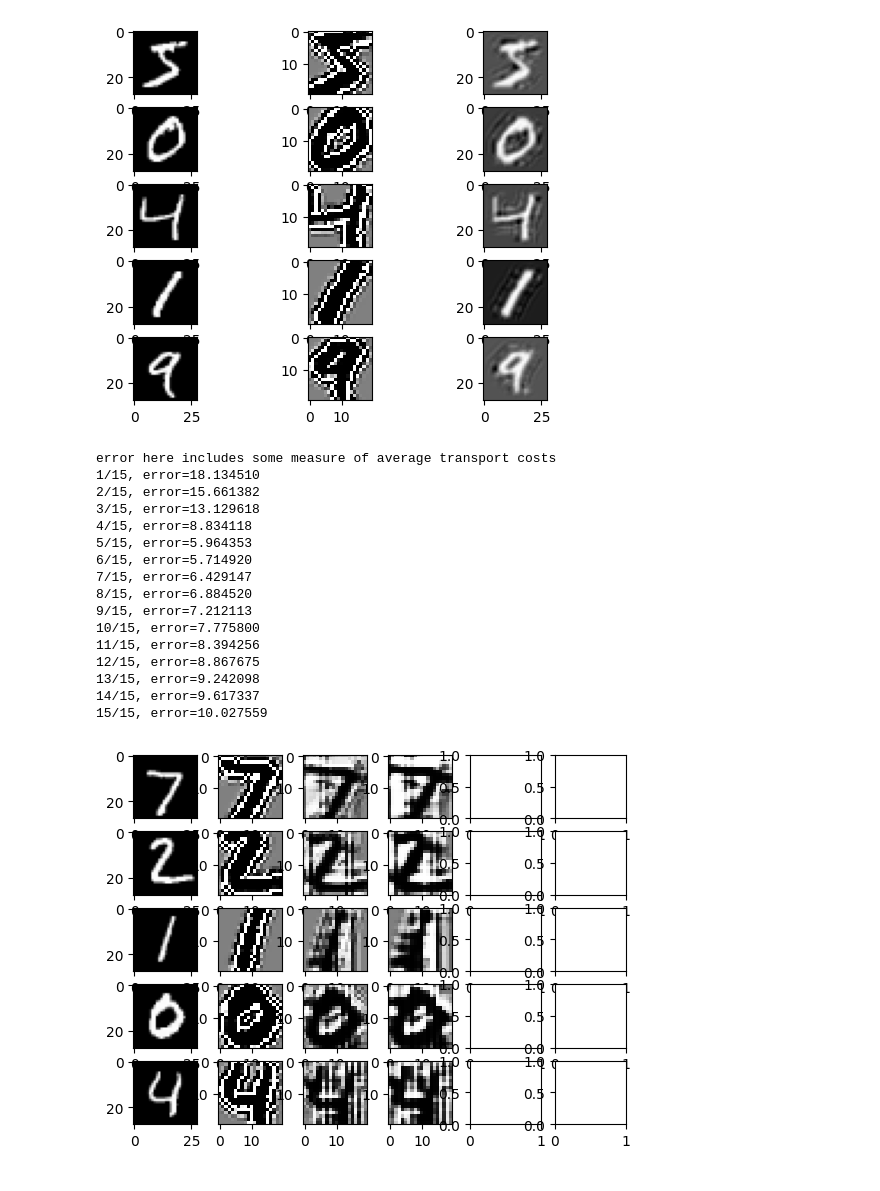
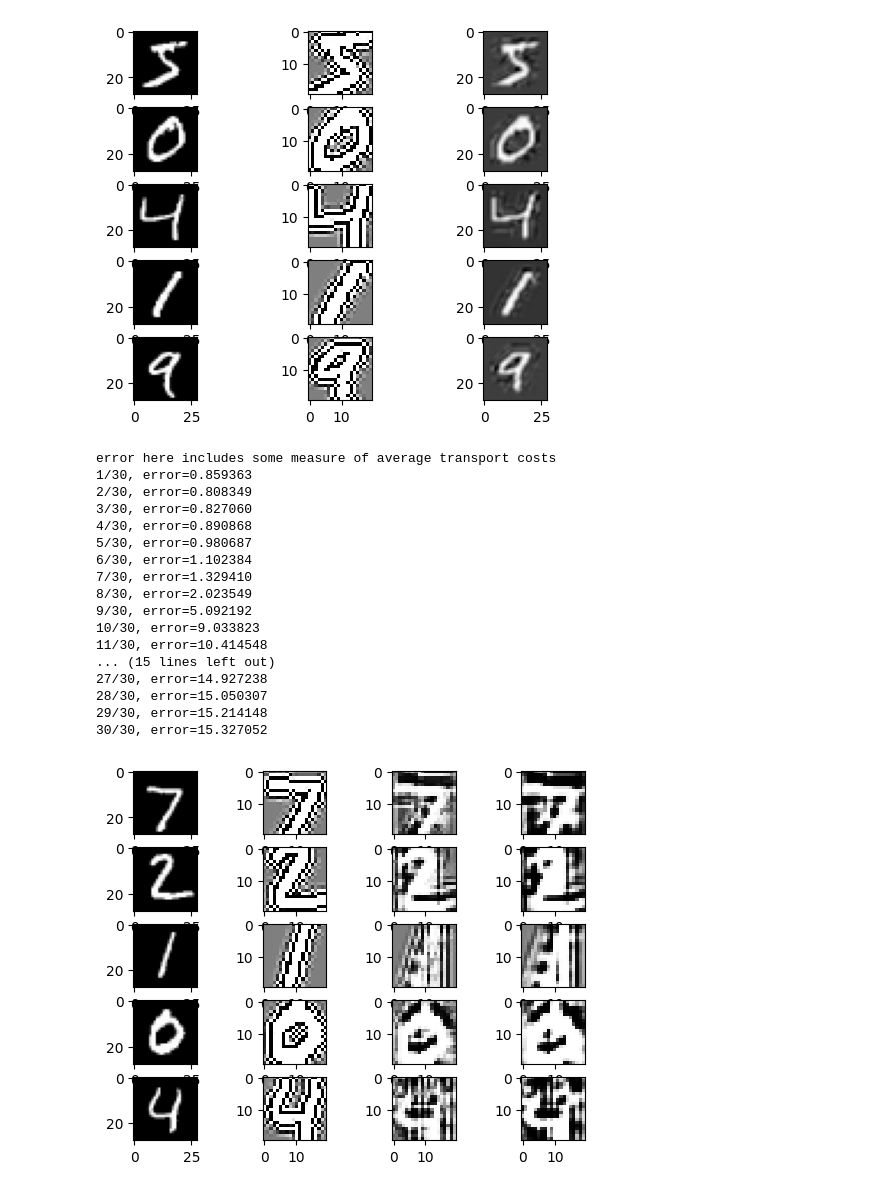
Before and after one commit to briancknight/python-neural-networks, a Jupyter notebook: examples/lap_classifier.ipynb, the cells around one changed output. Drawn from its saved outputs; the diff is of its cells as text; code cells hidden in the pictures.

Commit message:
small tweaks to lap classifier scripts

```diff
--- a/examples/lap_classifier.ipynb
+++ b/examples/lap_classifier.ipynb
@@ -55,7 +58,7 @@ cae = create_model([
 ], Xavier(), RMSprop, {'learning_rate': 0.1})
 loss = MSE()
 
-x_train, y_train, x_test, y_test = load_data(1000)
+x_train, y_train, x_test, y_test = load_data(2000)
 train(cae, loss, x_train, x_train, epochs=50)
 print('error on test set:', test(cae, loss, x_test, x_test))
 # %% [output]
@@ -89,7 +92,7 @@ for i in range(5):
     ax[i][2].imshow(reconstructed, cmap='gray')
 plt.show()
 # %% [output]
-[figure, old version]
+[figure, new version]
 # %%
 encoded_train = []
 for x in x_train:
@@ -102,10 +105,6 @@ for x in x_test:
 lap_classifier = create_model([
     ConvResBlock((3,3), input_shape=(n,n,1), output_shape=(n,n,1)),
     ConvResBlock((3,3), input_shape=(n,n,1), output_shape=(n,n,1)),
-    # ConvResBlock((3,3), input_shape=(n,n,1), output_shape=(n,n,1)),
-    # ConvResBlock((3,3), input_shape=(n,n,1), output_shape=(n,n,1)),
-    # ConvResBlock((3,3), input_shape=(4,4,1), output_shape=(4,4,1)),
-    # ConvResBlock((3,3), input_shape=(4,4,1), output_shape=(4,4,1)),
     Reshape((1,n**2)),
     Dense(128),
     Tanh(),
@@ -115,45 +114,41 @@ lap_classifier = create_model([
 mse = MSE()
 
 x_train, y_train, x_test, y_test = load_data(1000)
-lmbda = 100
+lmbda = 15
 print('error here includes some measure of average transport costs')
 train(lap_classifier, mse, encoded_train, y_train, epochs=15, lmbda=lmbda)
 # print('error on test set:', test(lap_classifier, mse, encoded_test, y_test))
 # %% [output]
 error here includes some measure of average transport costs
-1/15, error=18.134510
-2/15, error=15.661382
-3/15, error=13.129618
-4/15, error=8.834118
-5/15, error=5.964353
-6/15, error=5.714920
-7/15, error=6.429147
-8/15, error=6.884520
-9/15, error=7.212113
-10/15, error=7.775800
-11/15, error=8.394256
-12/15, error=8.867675
-13/15, error=9.242098
-14/15, error=9.617337
-15/15, error=10.027559
+1/30, error=0.859363
+2/30, error=0.808349
+3/30, error=0.827060
+4/30, error=0.890868
+5/30, error=0.980687
+6/30, error=1.102384
+7/30, error=1.329410
+8/30, error=2.023549
+9/30, error=5.092192
+10/30, error=9.033823
+11/30, error=10.414548
+... (15 lines left out)
+27/30, error=14.927238
+28/30, error=15.050307
+29/30, error=15.214148
+30/30, error=15.327052
 # %%
-f, ax = plt.subplots(5, 6)
+f, ax = plt.subplots(5, 4)
 for i in range(5):
     code = forward(encoder, x_test[i])[0]
     # reconstructed = forward(decoder, code)[0]
-    block1 = -1*forward(lap_classifier[:1], code)[0]
-    block2 = -1*forward(lap_classifier[:2], code)[0]
-    # block3 = -1*forward(lap_classifier[:3], code)[0]
-    # block4 = -1*forward(lap_classifier[:4], code)[0]
-    # reconstructed6 = forward(model2[:5], code)[0]
+    block1 = forward(lap_classifier[:1], code)[0]
+    block2 = forward(lap_classifier[:2], code)[0]
     ax[i][0].imshow(x_test[i], cmap='gray')
     ax[i][1].imshow(code[:,:,0], cmap='gray')
     ax[i][2].imshow(block1[:,:,0], cmap='gray')
     ax[i][3].imshow(block2[:,:,0], cmap='gray')
-    # ax[i][4].imshow(block3[:,:,0], cmap='gray')
-    # ax[i][5].imshow(block4[:,:,0], cmap='gray')
 
 plt.show()
 # %% [output]
-[figure, old version]
+[figure, new version]
 # %%
```
Also changed, not shown: parts of 4 cells of this notebook, 1 other file.
